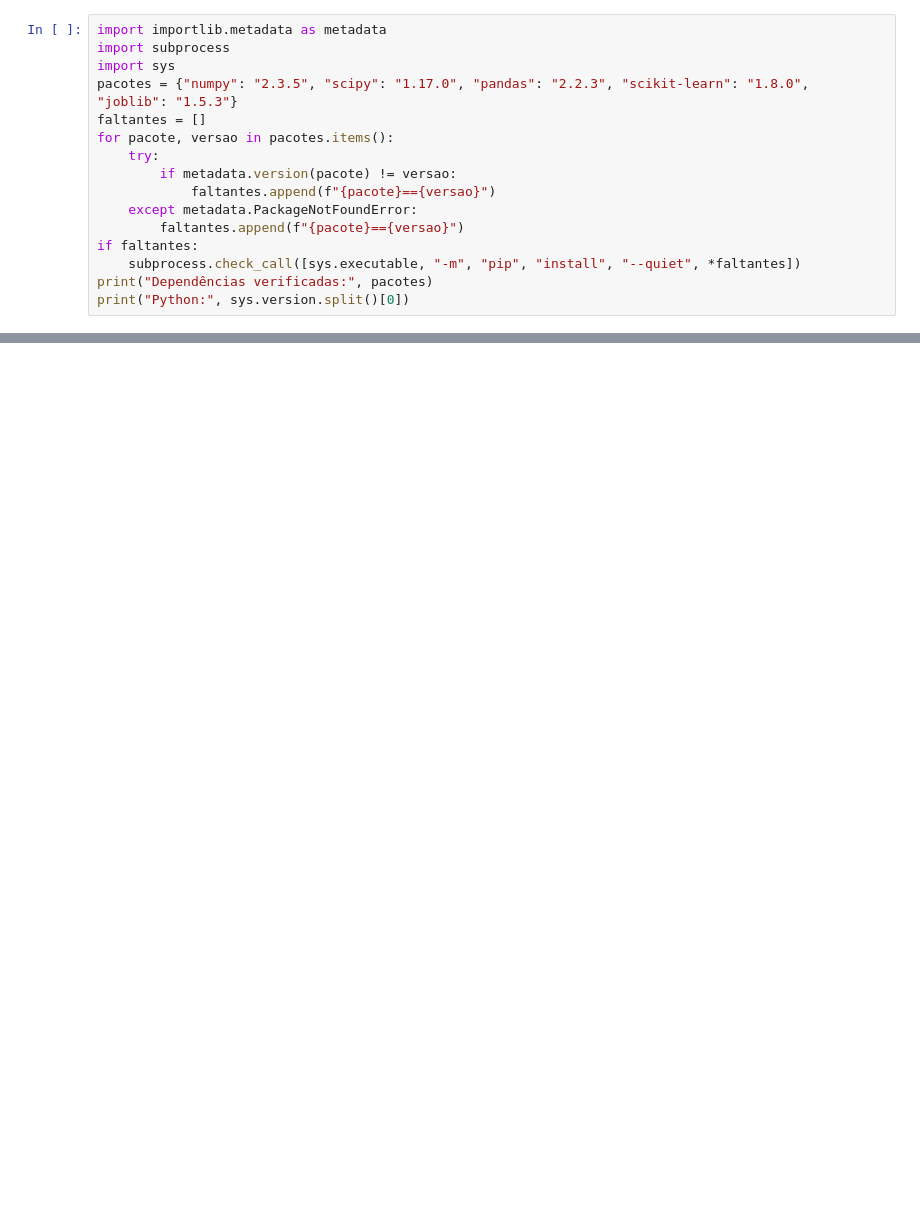
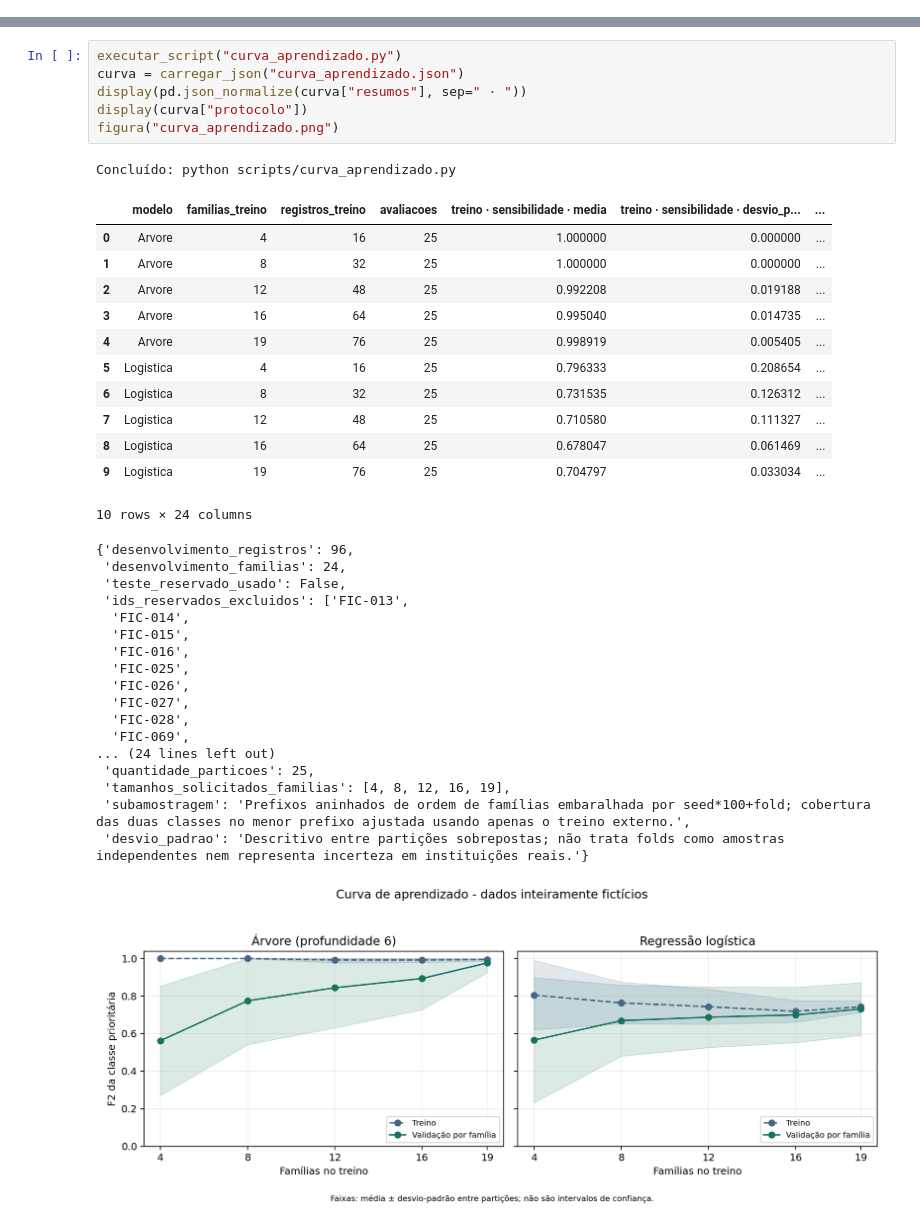
Before and after one commit to GuilhermeDevSoftware/priorizacao-chamados-manutencao, a Jupyter notebook: Projeto_Chamados_Manutencao.ipynb, the cells around one changed output, grey strips where cells are left out. Saved outputs shown, nothing was run; the diff lists cells and outputs as text; blank space fills up the shorter version.

```diff
--- a/Projeto_Chamados_Manutencao.ipynb
+++ b/Projeto_Chamados_Manutencao.ipynb
@@ -16,16 +0,0 @@ As versões de pandas, scikit-learn e dependências numéricas são fixadas para
-# %%
-import importlib.metadata as metadata
-import subprocess
-import sys
-pacotes = {"numpy": "2.3.5", "scipy": "1.17.0", "pandas": "2.2.3", "scikit-learn": "1.8.0", "joblib": "1.5.3"}
-faltantes = []
-for pacote, versao in pacotes.items():
-    try:
-        if metadata.version(pacote) != versao:
-            faltantes.append(f"{pacote}=={versao}")
-    except metadata.PackageNotFoundError:
-        faltantes.append(f"{pacote}=={versao}")
-if faltantes:
-    subprocess.check_call([sys.executable, "-m", "pip", "install", "--quiet", *faltantes])
-print("Dependências verificadas:", pacotes)
-print("Python:", sys.version.split()[0])
@@ -454,0 +367,38 @@ Concluído: resultados_notebook.zip criado. Dados inteiramente fictícios; revis
+# %%
+executar_script("curva_aprendizado.py")
+curva = carregar_json("curva_aprendizado.json")
+display(pd.json_normalize(curva["resumos"], sep=" · "))
+display(curva["protocolo"])
+figura("curva_aprendizado.png")
+# %% [output]
+Concluído: python scripts/curva_aprendizado.py
+|  | modelo | familias_treino | registros_treino | avaliacoes | treino · sensibilidade · media | treino · sensibilidade · desvio_p... | ... |
+| 0 | Arvore | 4 | 16 | 25 | 1.000000 | 0.000000 | ... |
+| 1 | Arvore | 8 | 32 | 25 | 1.000000 | 0.000000 | ... |
+| 2 | Arvore | 12 | 48 | 25 | 0.992208 | 0.019188 | ... |
+| 3 | Arvore | 16 | 64 | 25 | 0.995040 | 0.014735 | ... |
+| 4 | Arvore | 19 | 76 | 25 | 0.998919 | 0.005405 | ... |
+| 5 | Logistica | 4 | 16 | 25 | 0.796333 | 0.208654 | ... |
+| 6 | Logistica | 8 | 32 | 25 | 0.731535 | 0.126312 | ... |
+| 7 | Logistica | 12 | 48 | 25 | 0.710580 | 0.111327 | ... |
+| 8 | Logistica | 16 | 64 | 25 | 0.678047 | 0.061469 | ... |
+| 9 | Logistica | 19 | 76 | 25 | 0.704797 | 0.033034 | ... |
+10 rows × 24 columns
+{'desenvolvimento_registros': 96,
+ 'desenvolvimento_familias': 24,
+ 'teste_reservado_usado': False,
+ 'ids_reservados_excluidos': ['FIC-013',
+  'FIC-014',
+  'FIC-015',
+  'FIC-016',
+  'FIC-025',
+  'FIC-026',
+  'FIC-027',
+  'FIC-028',
+  'FIC-069',
+... (24 lines left out)
+ 'quantidade_particoes': 25,
+ 'tamanhos_solicitados_familias': [4, 8, 12, 16, 19],
+ 'subamostragem': 'Prefixos aninhados de ordem de famílias embaralhada por seed*100+fold; cobertura das duas classes no menor prefixo ajustada usando apenas o treino externo.',
+ 'desvio_padrao': 'Descritivo entre partições sobrepostas; não trata folds como amostras independentes nem representa incerteza em instituições reais.'}
+[figure, added]
```
Also changed, not shown: parts of 40 cells of this notebook, 8 other files.
